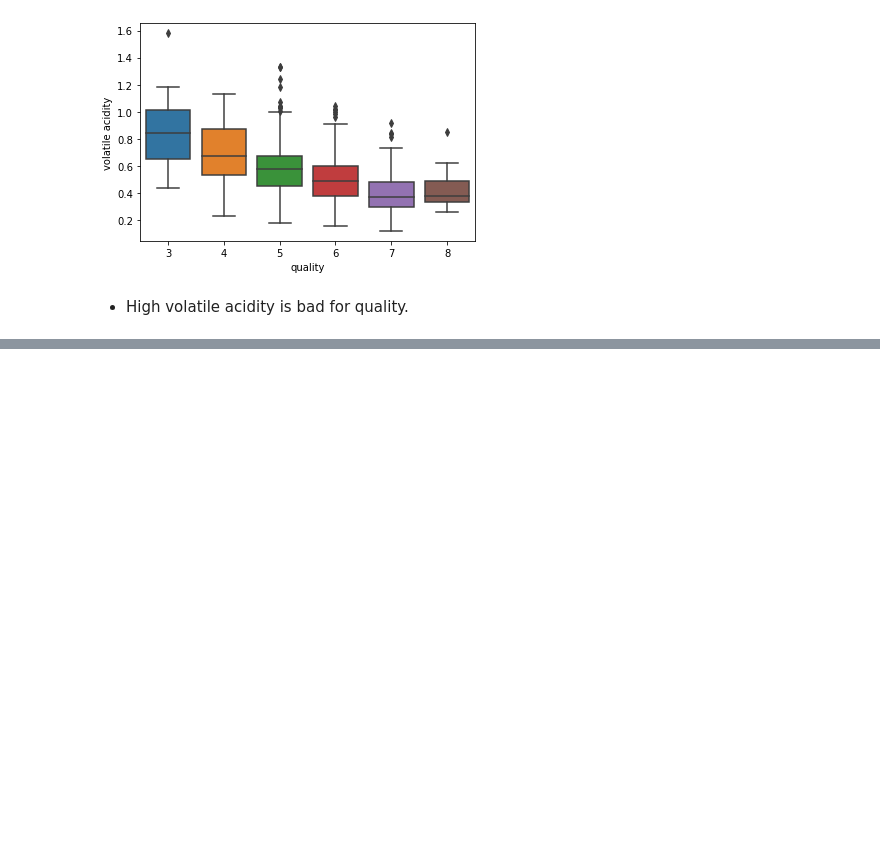
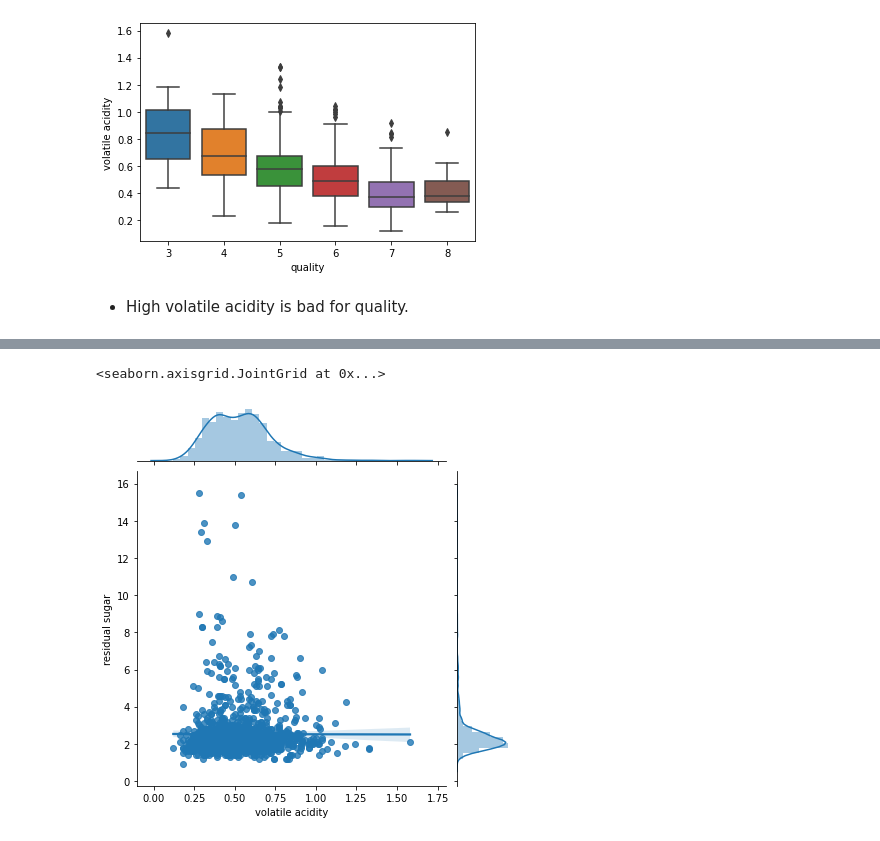
Before and after one commit to BhardwajAnshul/Springboard, a Jupyter notebook: Capstone Project 2/2. EDA/EDA.ipynb, the cells around one changed output, grey strips where cells are left out. Drawn from its saved outputs; the diff is of its cells as text; code cells hidden in the pictures; blank space fills up the shorter version.

```diff
--- a/Capstone Project 2/2. EDA/EDA.ipynb
+++ b/Capstone Project 2/2. EDA/EDA.ipynb
@@ -126,0 +134,5 @@ sns.boxplot(x='quality', y='volatile acidity', data=df)
+# %%
+sns.jointplot(x='volatile acidity',y='residual sugar',data=df,kind='reg')
+# %% [output]
+<seaborn.axisgrid.JointGrid at 0x...>
+[figure, added]
```
Also changed, not shown: parts of 2 cells of this notebook, 5 other files.
